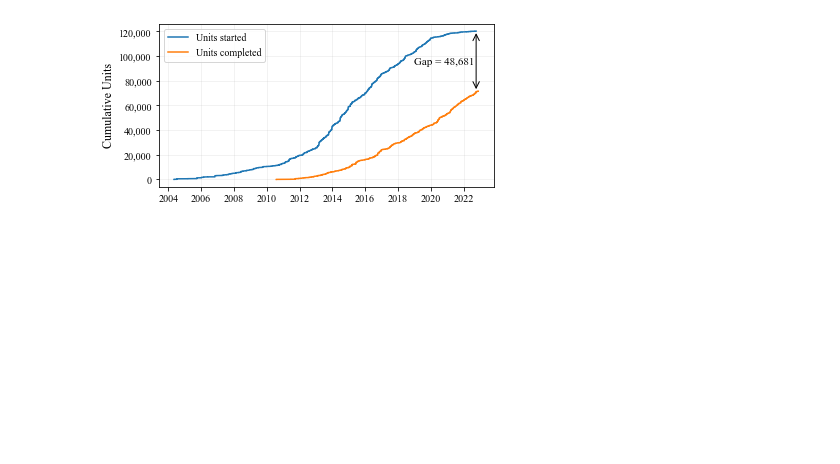
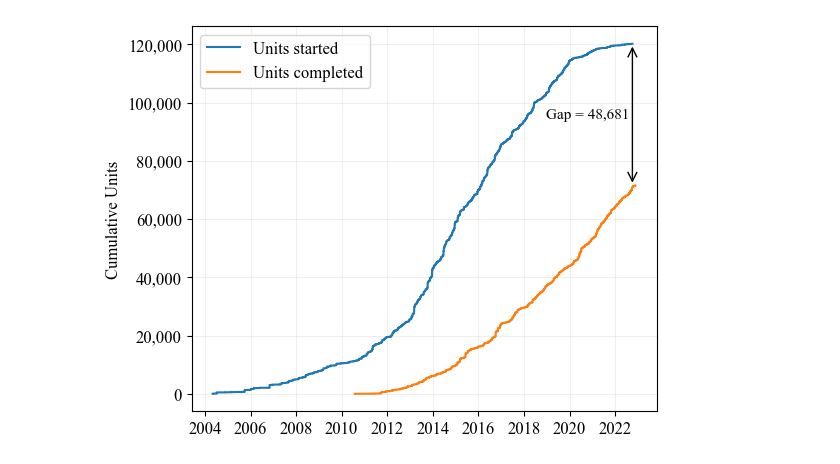
Before and after one commit to ed-kung/labc-study, a Jupyter notebook: src/notebooks/simulations.ipynb, the cells around one changed output. Cells and saved outputs as stored; diff of their text form; code cells hidden in the pictures; blank space fills up the shorter version.

Commit message:
Modify charts for April 2024 Sacramento presentation

```diff
--- a/src/notebooks/simulations.ipynb
+++ b/src/notebooks/simulations.ipynb
@@ -18,33 +18,33 @@ dfw = pd.read_pickle("../../intermediate/data_main.pkl")
 # %%
 # Unit completion over time: gap
 
 plot_df1 = dfw.groupby('START_DATE').agg(TOTAL_ADDED=('DU_CHANGED','sum')).reset_index().sort_values(by='START_DATE', ascending=True)
 plot_df1['CUM_ADDED'] = plot_df1['TOTAL_ADDED'].cumsum()
 
 plot_df2 = dfw.groupby('COFO_DATE').agg(TOTAL_ADDED=('DU_CHANGED','sum')).reset_index().sort_values(by='COFO_DATE', ascending=True)
 plot_df2['CUM_ADDED'] = plot_df2['TOTAL_ADDED'].cumsum()
 
 gaptop = (plot_df1['START_DATE'].iloc[-1], plot_df1['CUM_ADDED'].iloc[-1])
 gapbot = (plot_df1['START_DATE'].iloc[-1], plot_df2['CUM_ADDED'].iloc[-1])
 gap = gaptop[1] - gapbot[1]
 gapmid = (plot_df1['START_DATE'].iloc[-1], gapbot[1] + 0.5*gap)
 
-plt.figure(figsize=(6,3))
+plt.figure(figsize=(6,5))
 plt.rc('axes', labelsize=12)
 plt.step(plot_df1['START_DATE'], plot_df1['CUM_ADDED'])
 plt.step(plot_df2['COFO_DATE'], plot_df2['CUM_ADDED'])
 plt.annotate(text='', xy=gaptop, xytext=gapbot, arrowprops=dict(arrowstyle='<->', mutation_scale=16))
 plt.annotate(text=f"Gap = {gap:,.0f}", xy=gapmid, xytext=(-2,0), fontsize=11, textcoords='offset points', ha='right', va='center')
 plt.ylabel('Cumulative Units')
 #plt.xlabel('YEAR')
 plt.legend(['Units started', 'Units completed'])
 plt.gca().set_yticklabels(['{:,.0f}'.format(x) for x in plt.gca().get_yticks()])
 plt.grid(alpha=0.2)
 plt.gca().set_axisbelow(True)
-#plt.savefig('../../results/fig_opportunity1.svg', bbox_inches='tight')
+plt.savefig('../../results/fig_opportunity1.svg', bbox_inches='tight')
 plt.show()
 # %% [output]
-[figure, old version]
+[figure, new version]
 # %%
 # Simulation: reducing approval time by 25%
 
```
Also changed, not shown: parts of 6 cells of this notebook, 3 other files.
